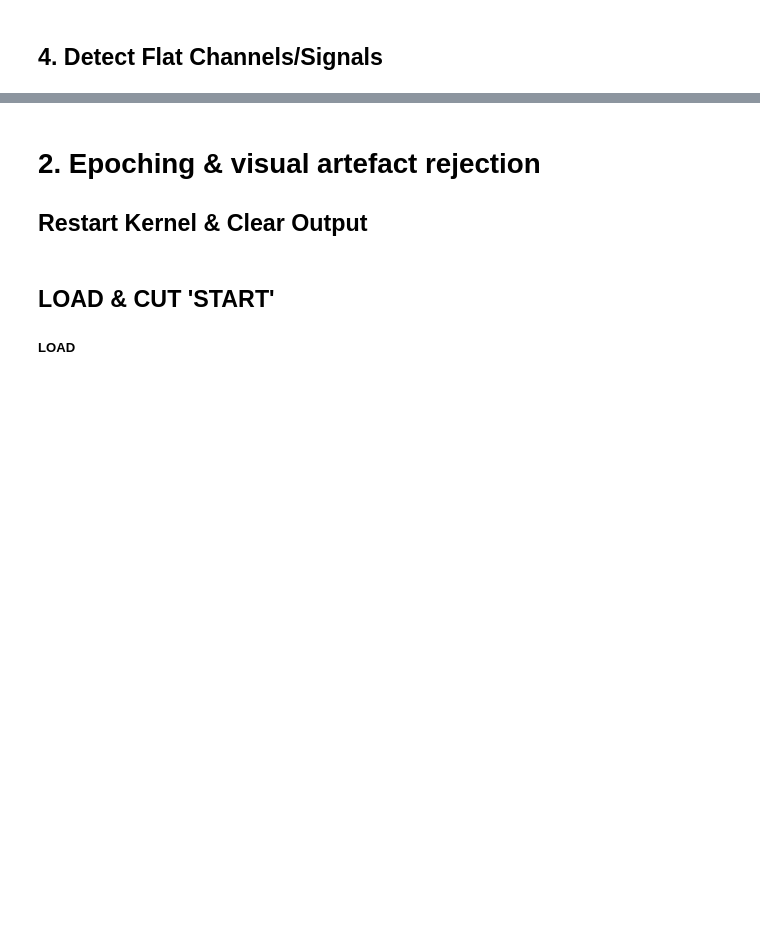
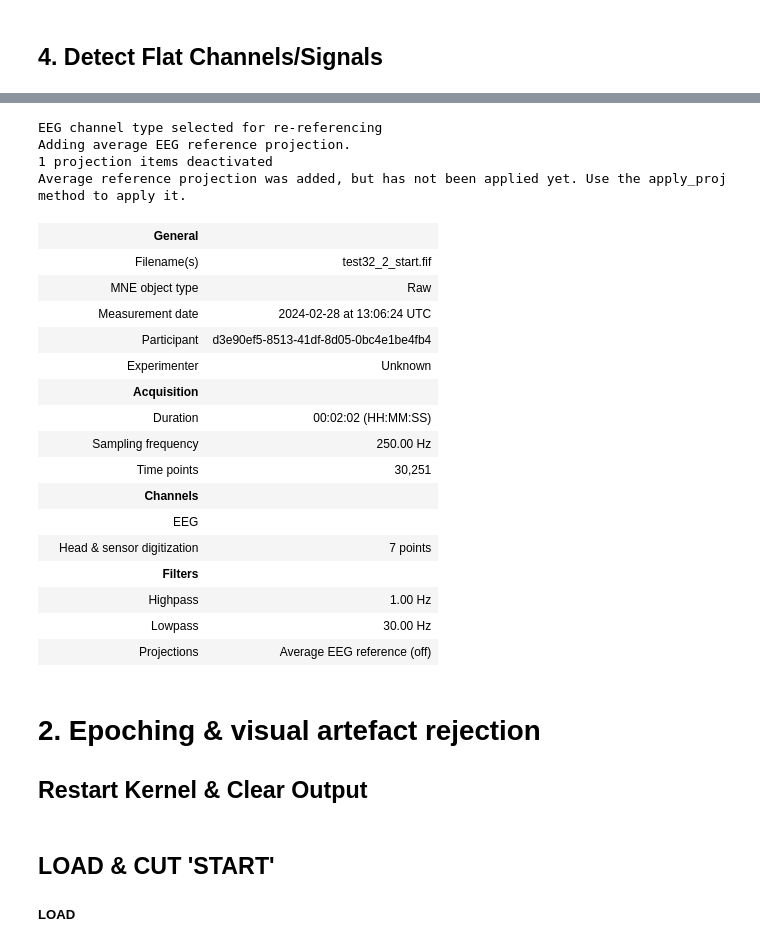
Before and after one commit to tanoManzo/EEG_2025, a Jupyter notebook: Preproc_raws_EEG_Dreem.ipynb, the cells around one changed output, grey strips where cells are left out. Saved outputs shown, nothing was run; the diff lists cells and outputs as text; code cells hidden in the pictures; blank space fills up the shorter version.

```diff
--- a/Preproc_raws_EEG_Dreem.ipynb
+++ b/Preproc_raws_EEG_Dreem.ipynb
@@ -265,10 +265,0 @@ plt.close()
-# %%
-import matplotlib.pyplot as plt
-
-# **Add annotations for flat segments**
-raw_data.set_annotations(None)
-for ch, start, end in flat_periods:
-    raw_data.annotations.append(start, end - start, "Flat Signal")
-
-# **Plot raw EEG with annotations**
-raw_data.plot(duration=10, n_channels=4)
@@ -311,3 +287,27 @@ view_data.save('D:\\PhD\\EEG_Dreem\\data\\clean\\' + '245' #to change
+# %%
+raw_data.set_eeg_reference('average', projection=True)
+# %% [output]
+EEG channel type selected for re-referencing
+Adding average EEG reference projection.
+1 projection items deactivated
+Average reference projection was added, but has not been applied yet. Use the apply_proj method to apply it.
+|  | General |  |
+|  | Filename(s) | test32_2_start.fif |
+|  | MNE object type | Raw |
+|  | Measurement date | 2024-02-28 at 13:06:24 UTC |
+|  | Participant | d3e90ef5-8513-41df-8d05-0bc4e1be4fb4 |
+|  | Experimenter | Unknown |
+|  | Acquisition |  |
+|  | Duration | 00:02:02 (HH:MM:SS) |
+|  | Sampling frequency | 250.00 Hz |
+|  | Time points | 30,251 |
+|  | Channels |  |
+|  | EEG |  |
+|  | Head & sensor digitization | 7 points |
+|  | Filters |  |
+|  | Highpass | 1.00 Hz |
+|  | Lowpass | 30.00 Hz |
+|  | Projections | Average EEG reference (off) |
 # %% [markdown]
 # 2. Epoching & visual artefact rejection
 ## Restart Kernel & Clear Output
```
Also changed, not shown: parts of 13 cells of this notebook.
